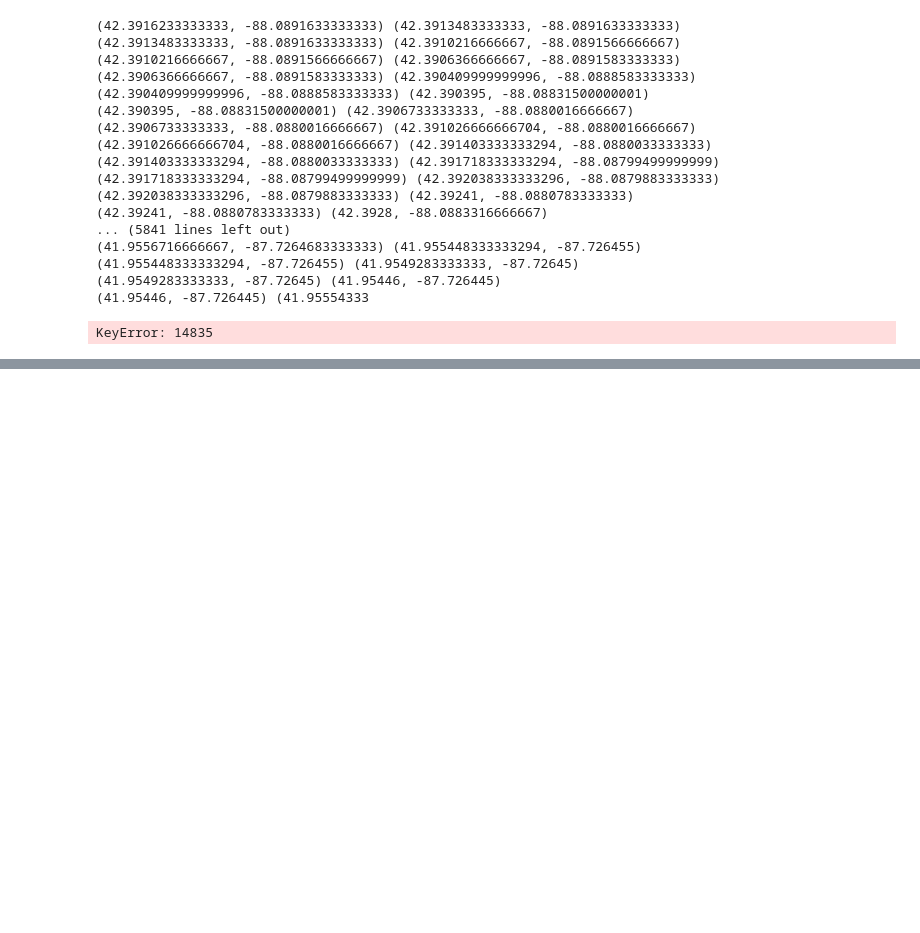
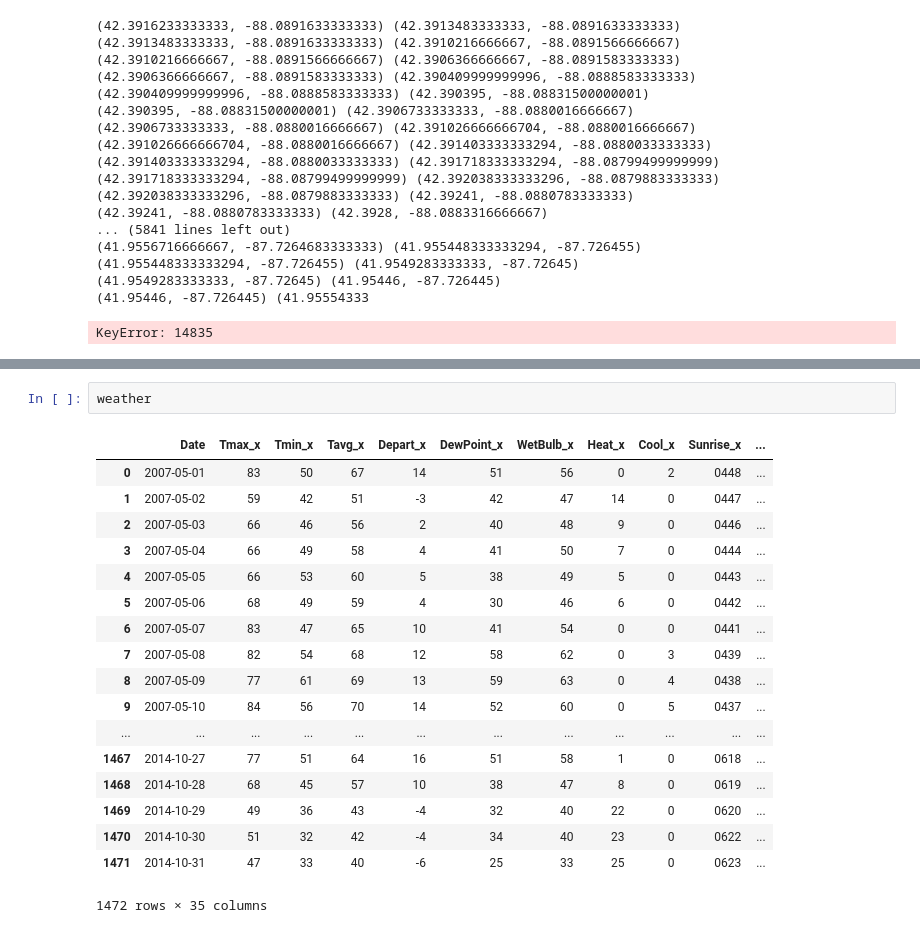
Before and after one commit to leticiabeeck/predict_west_nile_virus, a Jupyter notebook: 01.Intro(Merged team EDA).ipynb, the cells around one changed output, grey strips where cells are left out. Saved outputs shown, nothing was run; the diff lists cells and outputs as text; blank space fills up the shorter version.

```diff
--- a/01.Intro(Merged team EDA).ipynb
+++ b/01.Intro(Merged team EDA).ipynb
@@ -889,0 +929,21 @@ Successfully installed pandas-profiling-1.4.1
+# %%
+weather
+# %% [output]
+|  | Date | Tmax_x | Tmin_x | Tavg_x | Depart_x | DewPoint_x | WetBulb_x | Heat_x | Cool_x | Sunrise_x | ... |
+| 0 | 2007-05-01 | 83 | 50 | 67 | 14 | 51 | 56 | 0 | 2 | 0448 | ... |
+| 1 | 2007-05-02 | 59 | 42 | 51 | -3 | 42 | 47 | 14 | 0 | 0447 | ... |
+| 2 | 2007-05-03 | 66 | 46 | 56 | 2 | 40 | 48 | 9 | 0 | 0446 | ... |
+| 3 | 2007-05-04 | 66 | 49 | 58 | 4 | 41 | 50 | 7 | 0 | 0444 | ... |
+| 4 | 2007-05-05 | 66 | 53 | 60 | 5 | 38 | 49 | 5 | 0 | 0443 | ... |
+| 5 | 2007-05-06 | 68 | 49 | 59 | 4 | 30 | 46 | 6 | 0 | 0442 | ... |
+| 6 | 2007-05-07 | 83 | 47 | 65 | 10 | 41 | 54 | 0 | 0 | 0441 | ... |
+| 7 | 2007-05-08 | 82 | 54 | 68 | 12 | 58 | 62 | 0 | 3 | 0439 | ... |
+| 8 | 2007-05-09 | 77 | 61 | 69 | 13 | 59 | 63 | 0 | 4 | 0438 | ... |
+| 9 | 2007-05-10 | 84 | 56 | 70 | 14 | 52 | 60 | 0 | 5 | 0437 | ... |
+| ... | ... | ... | ... | ... | ... | ... | ... | ... | ... | ... | ... |
+| 1467 | 2014-10-27 | 77 | 51 | 64 | 16 | 51 | 58 | 1 | 0 | 0618 | ... |
+| 1468 | 2014-10-28 | 68 | 45 | 57 | 10 | 38 | 47 | 8 | 0 | 0619 | ... |
+| 1469 | 2014-10-29 | 49 | 36 | 43 | -4 | 32 | 40 | 22 | 0 | 0620 | ... |
+| 1470 | 2014-10-30 | 51 | 32 | 42 | -4 | 34 | 40 | 23 | 0 | 0622 | ... |
+| 1471 | 2014-10-31 | 47 | 33 | 40 | -6 | 25 | 33 | 25 | 0 | 0623 | ... |
+1472 rows × 35 columns
```
Also changed, not shown: parts of 17 cells of this notebook, 1 other file.
